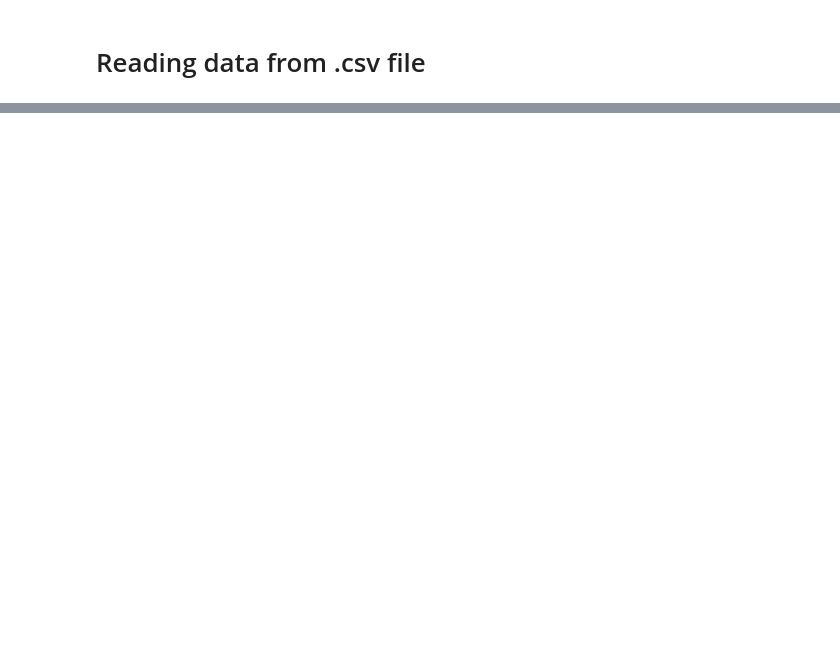
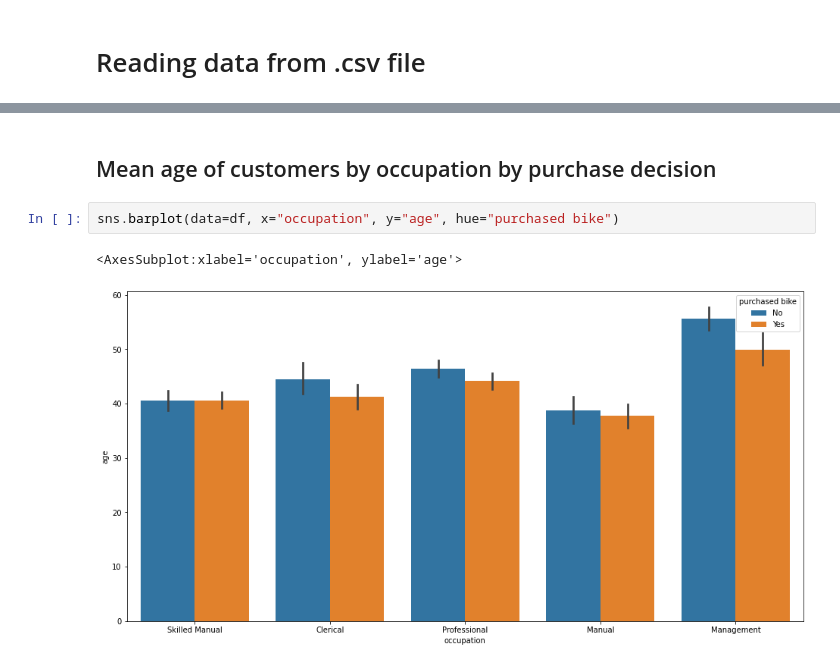
Before and after one commit to FreeLike76/KpiDataAnalysisPython, a Jupyter notebook: lab4/main4.ipynb, the cells around one changed output, grey strips where cells are left out. Saved outputs shown, nothing was run; the diff lists cells and outputs as text; blank space fills up the shorter version.

```diff
--- a/lab4/main4.ipynb
+++ b/lab4/main4.ipynb
@@ -303,0 +64,7 @@ df_outer
+# %% [markdown]
+## Mean age of customers by occupation by purchase decision
+# %%
+sns.barplot(data=df, x="occupation", y="age", hue="purchased bike")
+# %% [output]
+<AxesSubplot:xlabel='occupation', ylabel='age'>
+[figure, added]
```
Also changed, not shown: parts of 56 cells of this notebook.
